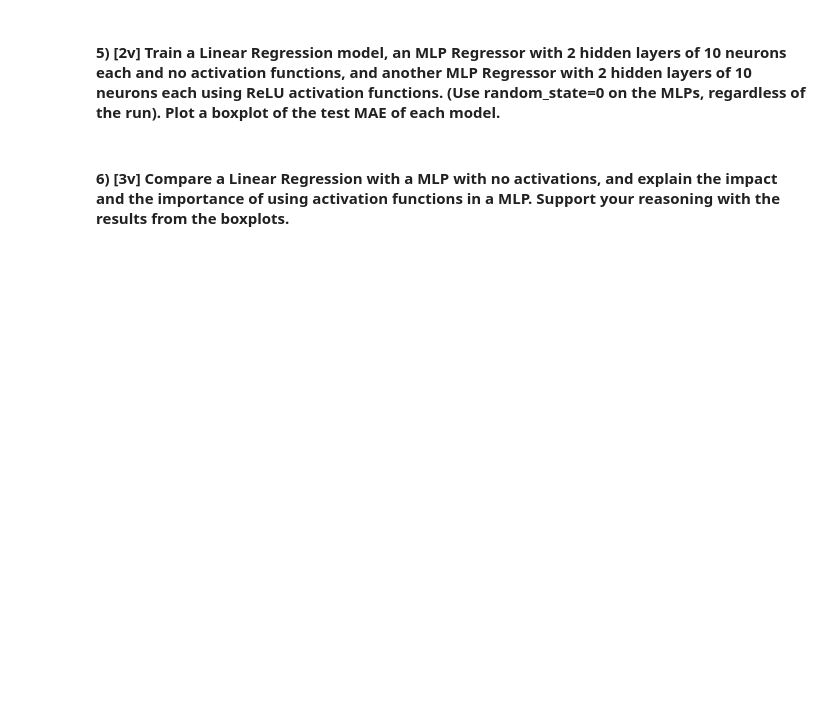
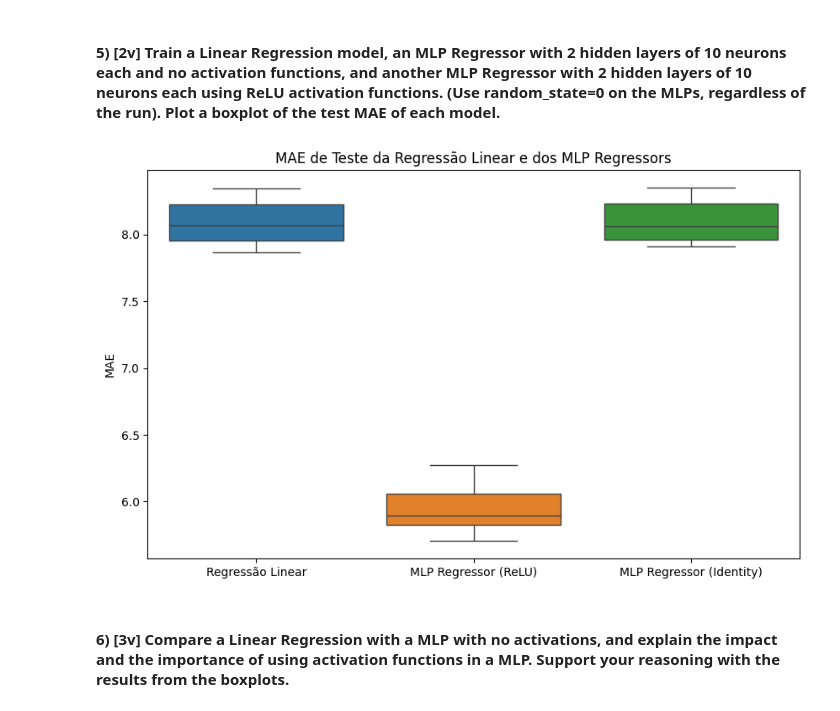
Before and after one commit to DriftPT/Apre-Project-24-25, a Jupyter notebook: Homework3/G040_notebook3.ipynb, the cells around one changed output. Drawn from its saved outputs; the diff is of its cells as text; code cells hidden in the pictures; blank space fills up the shorter version.

```diff
--- a/Homework3/G040_notebook3.ipynb
+++ b/Homework3/G040_notebook3.ipynb
@@ -22,6 +20,50 @@ y = data['target']
 neurons each and no activation functions, and another MLP Regressor with 2 hidden
 layers of 10 neurons each using ReLU activation functions. (Use random_state=0 on the
 MLPs, regardless of the run). Plot a boxplot of the test MAE of each model.
+# %%
+import warnings
+from sklearn.neural_network import MLPRegressor
+from sklearn.model_selection import train_test_split
+from sklearn.metrics import mean_absolute_error
+from sklearn.linear_model import LinearRegression
+from sklearn.exceptions import ConvergenceWarning
+warnings.filterwarnings("ignore", category=ConvergenceWarning)
+
+mlp1_mae_all = []
+mlp2_mae_all = []
+mae_linear = []
+
+for i in range(1, 11):
+    x_train, x_test, y_train, y_test = train_test_split(x, y, test_size=0.2, random_state=i)
+
+    lin_reg = LinearRegression()
+    lin_reg.fit(x_train, y_train)
+    y_pred = lin_reg.predict(x_test)
+    mae_linear.append(mean_absolute_error(y_test, y_pred))
+
+    mlp1 = MLPRegressor(hidden_layer_sizes=(10, 10), activation= 'relu', random_state=0)
+    mlp1.fit(x_train, y_train)
+    y_pred = mlp1.predict(x_test)
+    mlp1_mae_all.append(mean_absolute_error(y_test, y_pred))
+
+    mlp2 = MLPRegressor(hidden_layer_sizes=(10, 10), activation= 'identity', random_state=0)
+    mlp2.fit(x_train,y_train)
+    y_pred = mlp2.predict(x_test)
+    mlp2_mae_all.append(mean_absolute_error(y_test, y_pred))
+
+mae_data = pd.DataFrame({
+    'Regressão Linear': mae_linear,
+    'MLP Regressor (ReLU)': mlp1_mae_all,
+    'MLP Regressor (Identity)': mlp2_mae_all
+})
+
+plt.figure(figsize=(10, 6))
+sns.boxplot(data=mae_data)
+plt.title('MAE de Teste da Regressão Linear e dos MLP Regressors')
+plt.ylabel('MAE')
+plt.show()
+# %% [output]
+[figure, added]
 # %% [markdown]
 <h4> 6)  [3v] Compare a Linear Regression with a MLP with no activations, and explain the impact
 and the importance of using activation functions in a MLP. Support your reasoning with the
```
Also changed, not shown: parts of 5 cells of this notebook, 2 other files.
